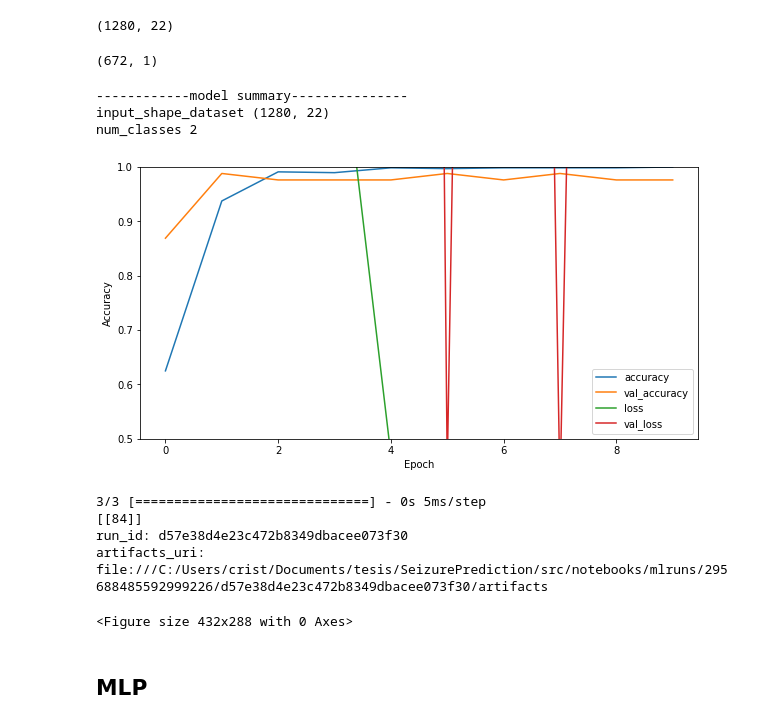
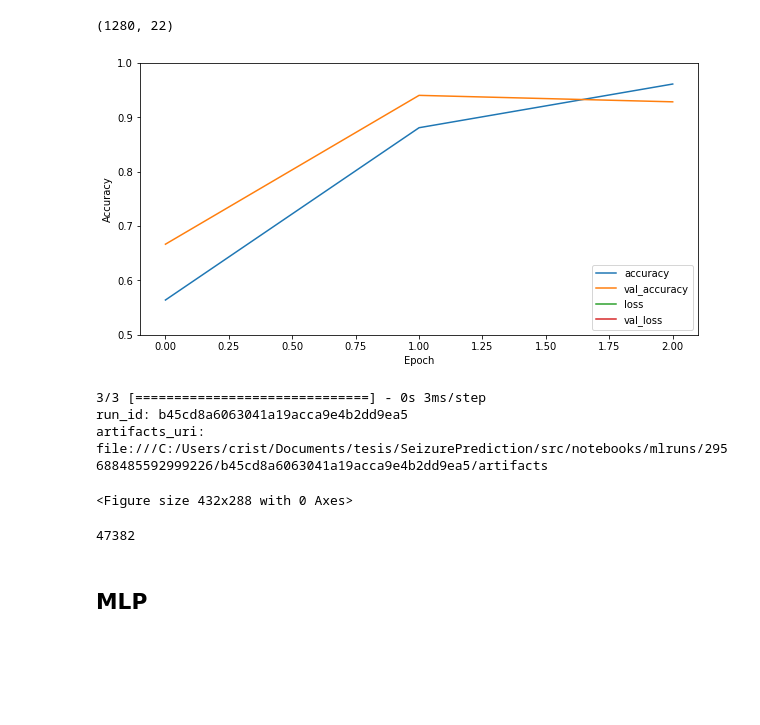
Before and after one commit to mnsosa/SeizurePrediction, a Jupyter notebook: src/notebooks/models_v0.ipynb, the cells around one changed output. Saved outputs shown, nothing was run; the diff lists cells and outputs as text; code cells hidden in the pictures; blank space fills up the shorter version.

```diff
--- a/src/notebooks/models_v0.ipynb
+++ b/src/notebooks/models_v0.ipynb
@@ -59,7 +59,3 @@ input_shape_dataset = (X_train.shape[1], X_train.shape[2])
 input_shape_dataset
 # %% [output]
 (1280, 22)
-# %%
-y_train.shape
-# %% [output]
-(672, 1)
@@ -204,23 +219,28 @@ def run_experiment_cnn(
 # %%
-history = run_experiment_cnn(                       input_shape_dataset,
-                                                    X_train,
-                                                    y_train,
-                                                    X_val,
-                                                    y_val,
-                                                    X_test,
-                                                    y_test,
-                                                    experiment_name = 'CNN test',
-                                                    epochs=10,
-                                                    # batch_size=8,
-                                                    debug=True,
-                                                    )
+history = run_experiment_cnn(   input_shape_dataset,
+                                X_train,
+                                y_train,
+                                X_val,
+                                y_val,
+                                X_test,
+                                y_test,
+                                experiment_name = 'CNN test',
+                                # num_classes=5,
+                                input_shape_dataset = (X_train.shape[1], X_train.shape[2]),
+                                epochs=3,
+                                # batch_size=8,
+                                debug=True,
+                                filters=32,
+                                )
 # %% [output]
+[figure, new version]
-------------model summary---------------
-input_shape_dataset (1280, 22)
-num_classes 2
+3/3 [==============================] - 0s 3ms/step
+run_id: b45cd8a6063041a19acca9e4b2dd9ea5
+artifacts_uri: file:///C:/Users/crist/Documents/tesis/SeizurePrediction/src/notebooks/mlruns/295688485592999226/b45cd8a6063041a19acca9e4b2dd9ea5/artifacts
-[figure, old version]
-3/3 [==============================] - 0s 5ms/step
-[[84]]
-run_id: d57e38d4e23c472b8349dbacee073f30
-artifacts_uri: file:///C:/Users/crist/Documents/tesis/SeizurePrediction/src/notebooks/mlruns/295688485592999226/d57e38d4e23c472b8349dbacee073f30/artifacts
+<Figure size 432x288 with 0 Axes>
-<Figure size 432x288 with 0 Axes>
+# %%
+import gc
+
+gc.collect()
+# %% [output]
+47382
```
Also changed, not shown: parts of 3 cells of this notebook.
